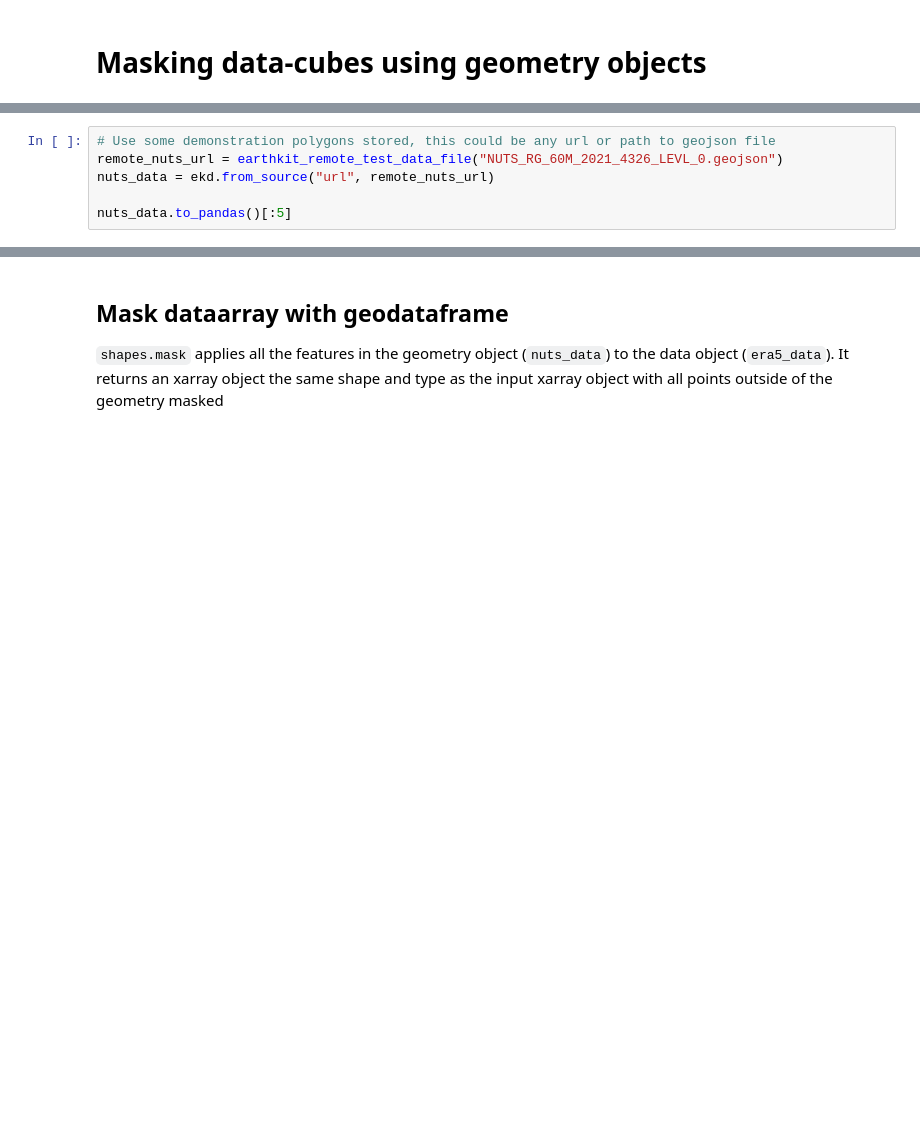
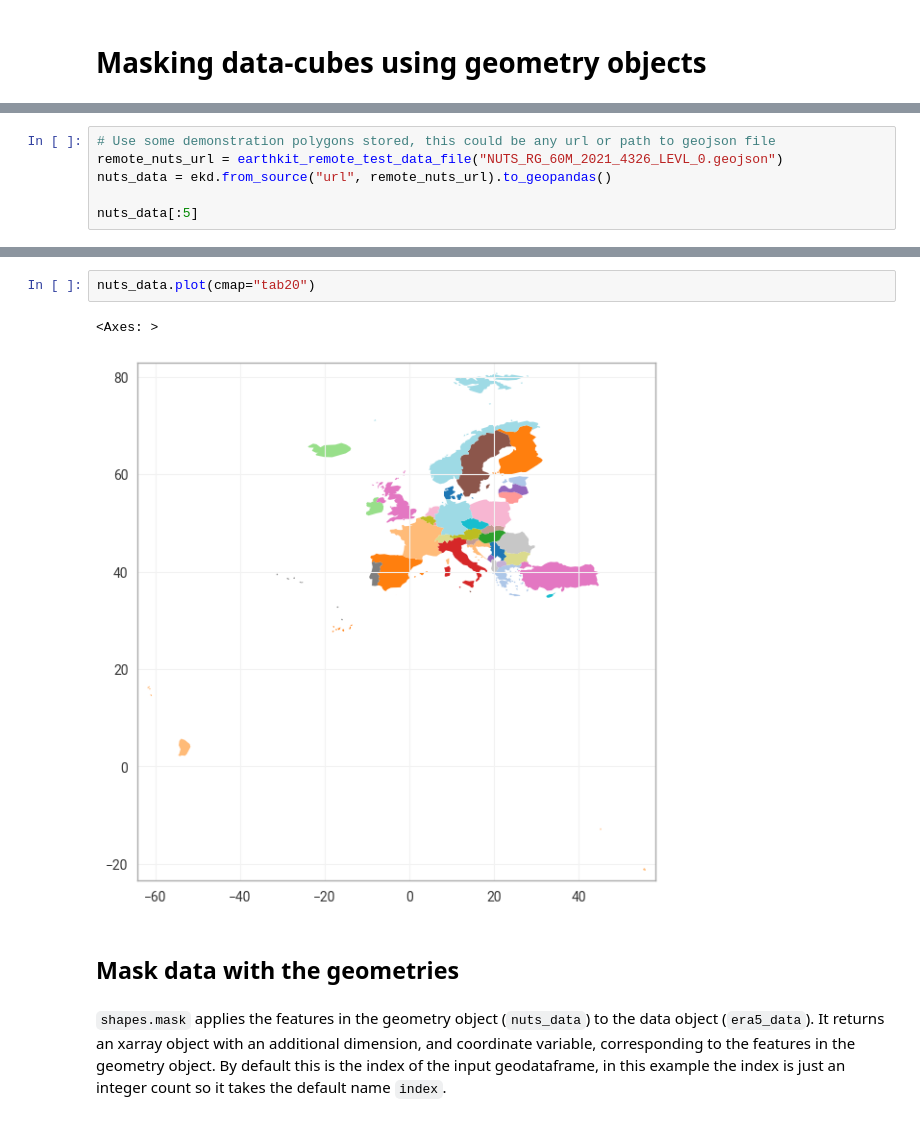
Before and after one commit to ecmwf/earthkit-transforms, a Jupyter notebook: docs/notebooks/spatial/01-era5-masking.ipynb, the cells around one changed output, grey strips where cells are left out. Cells and saved outputs as stored; diff of their text form; blank space fills up the shorter version.

```diff
--- a/docs/notebooks/spatial/01-era5-masking.ipynb
+++ b/docs/notebooks/spatial/01-era5-masking.ipynb
@@ -33,6 +51,6 @@ era5_xr
 # %%
 # Use some demonstration polygons stored, this could be any url or path to geojson file
 remote_nuts_url = earthkit_remote_test_data_file("NUTS_RG_60M_2021_4326_LEVL_0.geojson")
-nuts_data = ekd.from_source("url", remote_nuts_url)
+nuts_data = ekd.from_source("url", remote_nuts_url).to_geopandas()
 
-nuts_data.to_pandas()[:5]
+nuts_data[:5]
@@ -39,6 +64,13 @@ nuts_data.to_pandas()[:5]
+# %%
+nuts_data.plot(cmap="tab20")
+# %% [output]
+<Axes: >
+[figure, added]
+# %% [markdown]
+## Mask data with the geometries
 # %% [markdown]
-## Mask dataarray with geodataframe
-
-`shapes.mask` applies all the features in the geometry object (`nuts_data`) to the data object (`era5_data`).
-It returns an xarray object the same shape and type as the input xarray object with all points outside of
-the geometry masked
+`shapes.mask` applies the features in the geometry object (`nuts_data`) to the data object (`era5_data`).
+It returns an xarray object with an additional dimension, and coordinate variable, corresponding to the
+features in the geometry object.
+By default this is the index of the input geodataframe, in this example the index is just an integer
+count so it takes the default name `index`.
```
Also changed, not shown: parts of 24 cells of this notebook, 5 other files.
